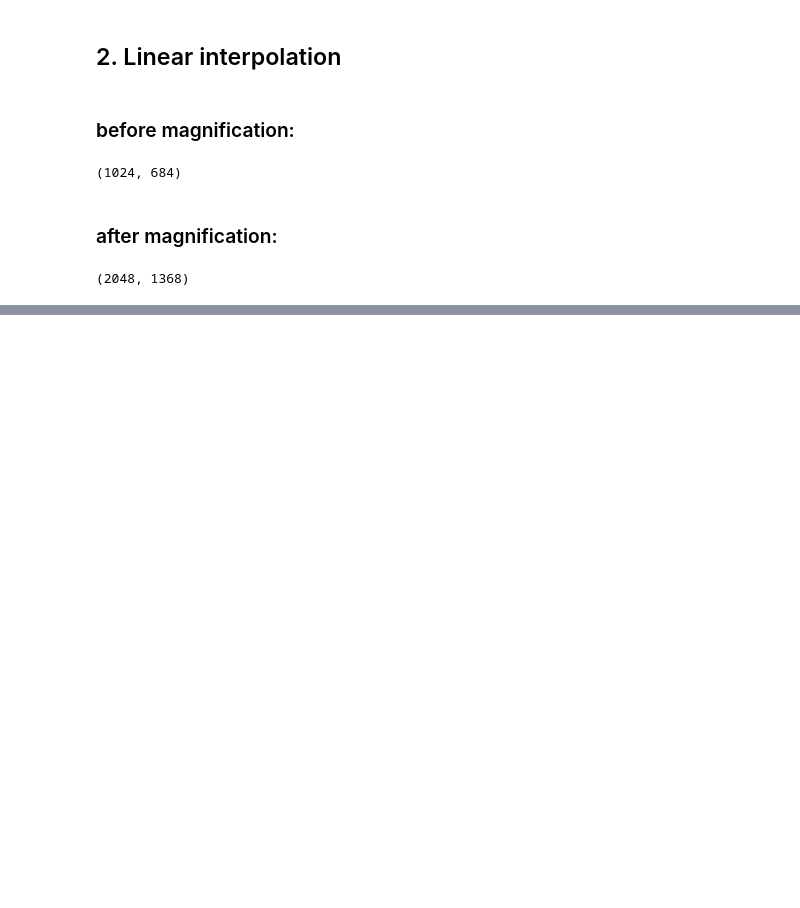
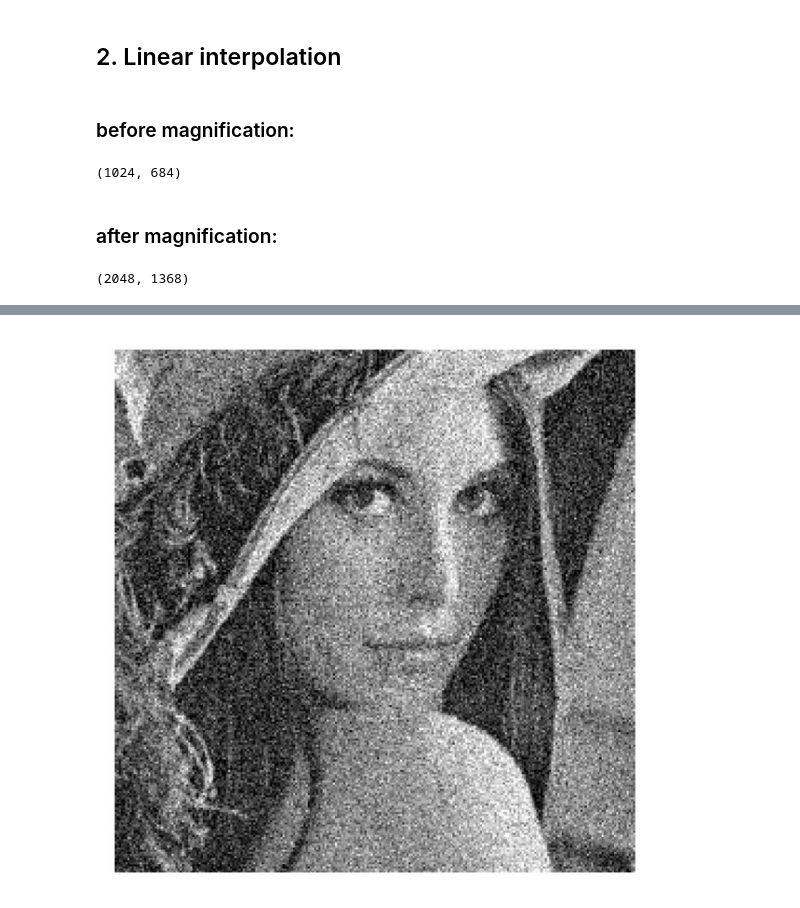
Before and after one commit to s-4-m-a-n/Image-processing-from-scratch, a Jupyter notebook: main.ipynb, the cells around one changed output, grey strips where cells are left out. Cells and saved outputs as stored; diff of their text form; code cells hidden in the pictures; blank space fills up the shorter version.

```diff
--- a/main.ipynb
+++ b/main.ipynb
@@ -345,0 +440,7 @@ print(magnifiedImg.size)
+# %%
+img = Image.open("images/noisy2.png")
+medianImg = median_filter(img)
+# %%
+img
+# %% [output]
+[figure, added]
```
Also changed, not shown: parts of 36 cells of this notebook.
